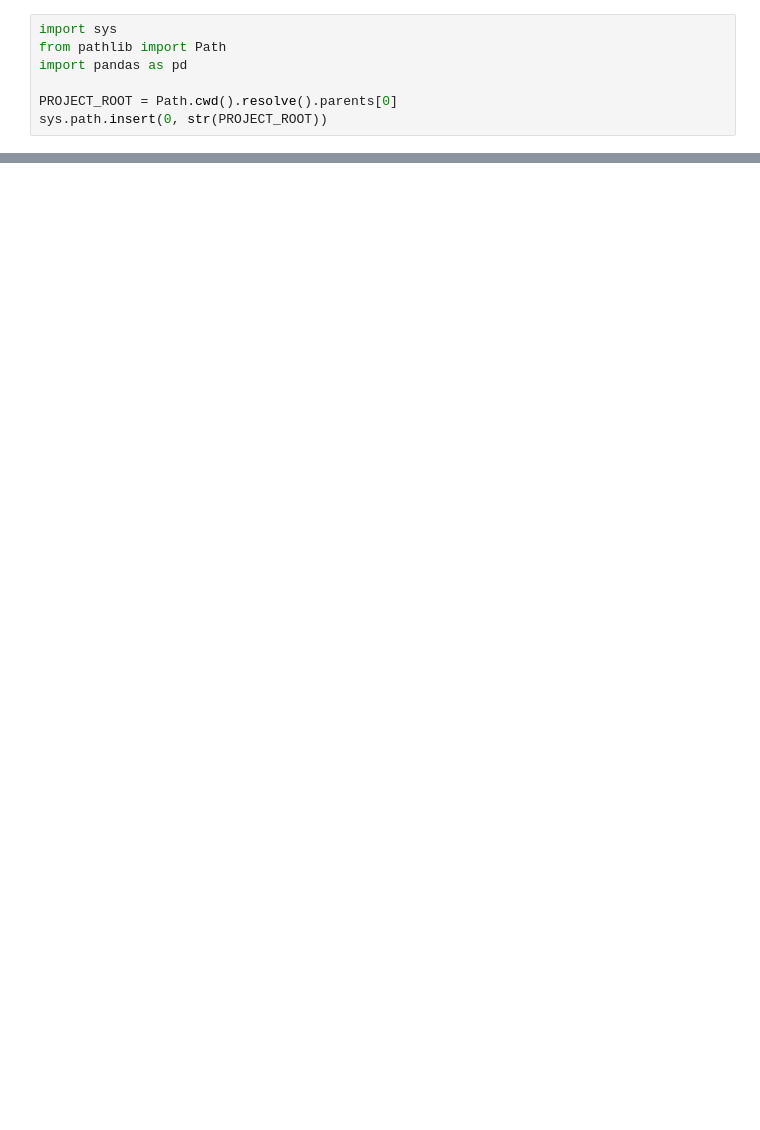
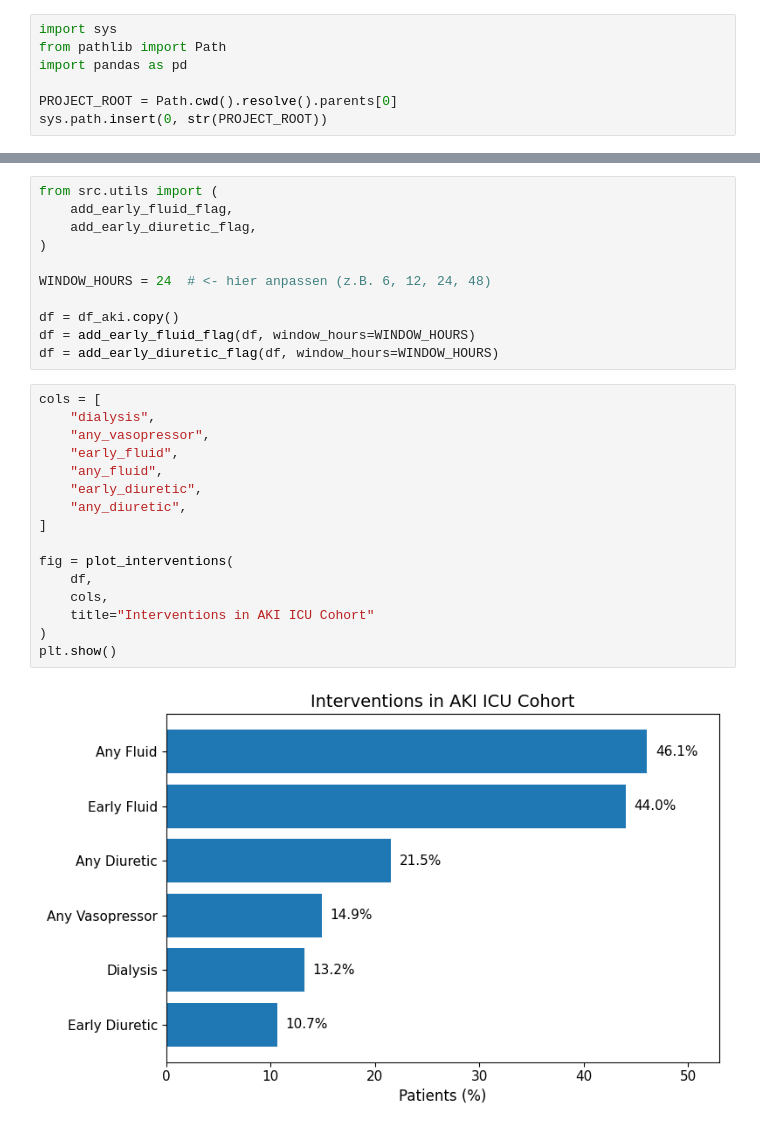
Before and after one commit to SimonKossack/mimiciii-BioMedicalProject, a Jupyter notebook: NierenNotebooks/07_saps2.ipynb, the cells around one changed output, grey strips where cells are left out. Saved outputs shown, nothing was run; the diff lists cells and outputs as text; blank space fills up the shorter version.

Commit message:
deeper intervention analysis

```diff
--- a/NierenNotebooks/07_saps2.ipynb
+++ b/NierenNotebooks/07_saps2.ipynb
@@ -150,0 +127,29 @@ AUROC Score: 0.762
+# %%
+from src.utils import (
+    add_early_fluid_flag,
+    add_early_diuretic_flag,
+)
+
+WINDOW_HOURS = 24  # <- hier anpassen (z.B. 6, 12, 24, 48)
+
+df = df_aki.copy()
+df = add_early_fluid_flag(df, window_hours=WINDOW_HOURS)
+df = add_early_diuretic_flag(df, window_hours=WINDOW_HOURS)
+# %%
+cols = [
+    "dialysis",
+    "any_vasopressor",
+    "early_fluid",
+    "any_fluid",
+    "early_diuretic",
+    "any_diuretic",
+]
+
+fig = plot_interventions(
+    df,
+    cols,
+    title="Interventions in AKI ICU Cohort"
+)
+plt.show()
+# %% [output]
+[figure, added]
```
Also changed, not shown: parts of 20 cells of this notebook, 4 other files.
